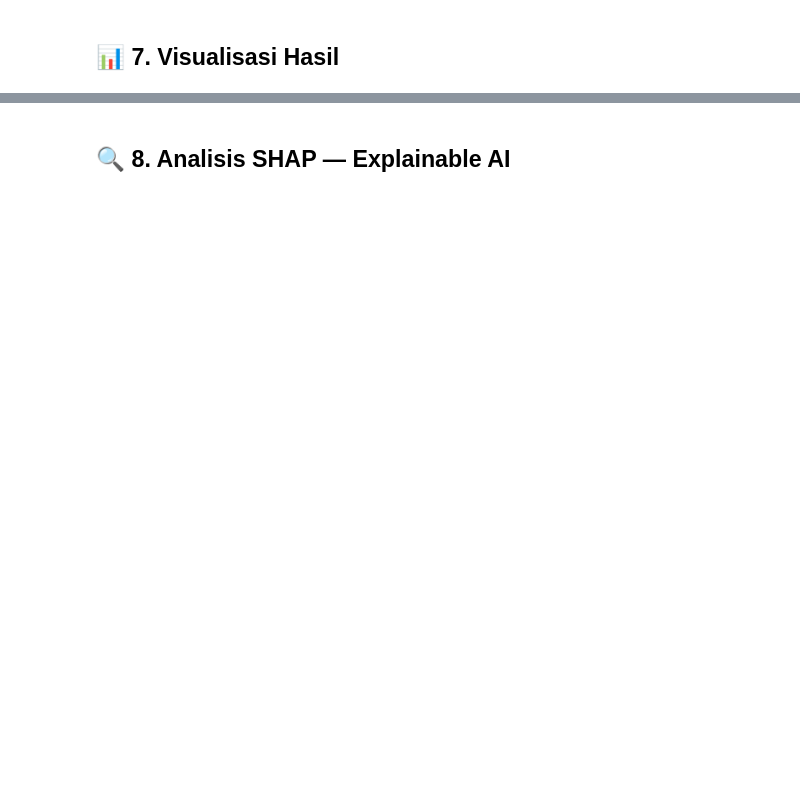
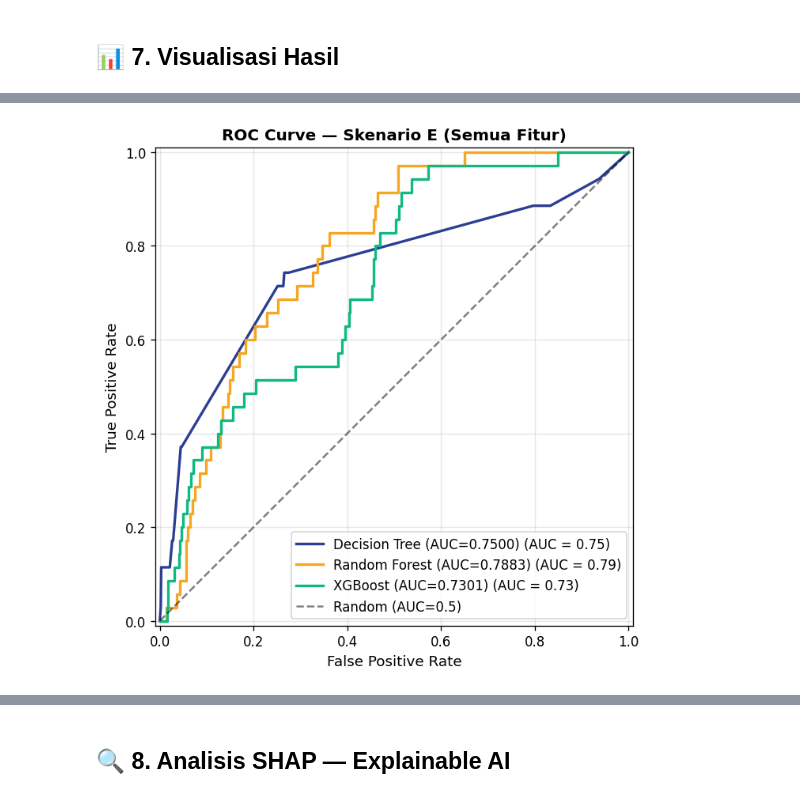
Before and after one commit to Adityamulyaf/NHANES-Stroke-Dataset, a Jupyter notebook: stroke_nhanes.ipynb, the cells around one changed output, grey strips where cells are left out. Saved outputs shown, nothing was run; the diff lists cells and outputs as text; code cells hidden in the pictures; blank space fills up the shorter version.

```diff
--- a/stroke_nhanes.ipynb
+++ b/stroke_nhanes.ipynb
@@ -176,7 +244,7 @@ rename_map = {
     'DMDEDUC2': 'education',
     'INDFMPIR': 'income_ratio',
     'BMXBMI':   'bmi',
-    'BMXWC':    'waist_circ',
+    'BMXWAIST': 'waist_circ',
     'BPXSY1':   'systolic_bp',
     'BPXDI1':   'diastolic_bp',
     'SMQ040':   'current_smoker',  # 1=setiap hari, 2=kadang, 3=tidak
@@ -316,7 +419,8 @@ X_tr_full, X_te_full, y_train, y_test = train_test_split(
 )
 
 all_results = []
-trained_models = {}  # simpan model terbaik untuk SHAP
+shap_best_model = {} # Store the best model for SHAP (Random Forest, Scenario E)
+scenario_E_trained_models = {} # Store all trained models for Scenario E for ROC plot
 
 for scenario_name, feat_cols in SCENARIOS.items():
     # Filter kolom yang tersedia
@@ -335,17 +439,21 @@ for scenario_name, feat_cols in SCENARIOS.items():
             **metrics
         })
 
-        # Simpan Random Forest skenario E untuk SHAP
-        if scenario_name == 'E: Klinis + Semua Gaya Hidup' and model_name == 'Random Forest':
-            trained_models['best'] = {
+        if scenario_name == 'E: Klinis + Semua Gaya Hidup':
+            scenario_E_trained_models[model_name] = {
                 'model': trained_m,
                 'scaler': scaler,
                 'features': available,
                 'X_test': X_te,
-                'y_test': y_test
+                'y_test': y_test,
+                'metrics': metrics
             }
+            if model_name == 'Random Forest':
+                shap_best_model['best'] = scenario_E_trained_models[model_name] # Assign the full model data
 
         print(f'✅ {scenario_name} | {model_name} | AUC: {metrics["AUC-ROC"]}')
 
 results_df = pd.DataFrame(all_results)
+best = shap_best_model['best'] # This makes `best` available for the SHAP section.
+
 print('\n🎉 Semua eksperimen selesai!')
@@ -410,28 +559,43 @@ plt.show()
 # %%
 # ─── ROC CURVE: MODEL TERBAIK (SKENARIO E) ───────────────
-best = trained_models['best']
-X_te_sc = best['scaler'].transform(best['X_test'])
+# The 'best' variable is now specifically for SHAP.
+# We need models from `scenario_E_trained_models` for ROC curves.
 
 fig, ax = plt.subplots(figsize=(7, 6))
+
 for mname, color in zip(model_names, COLORS[:3]):
-    # Ambil model skenario E untuk masing-masing algoritma
-    sub_e = results_df[
-        (results_df['Skenario'] == 'E: Klinis + Semua Gaya Hidup') &
-        (results_df['Model'] == mname)
-    ]
-    auc_val = sub_e['AUC-ROC'].values[0]
-    ax.plot([0, 0.3, 0.6, 1], [0, 0.5, 0.8, 1],
-            label=f'{mname} (AUC={auc_val:.4f})', color=color, linewidth=2)
+    if mname in scenario_E_trained_models: # Check if the model exists in our stored models
+        model_data = scenario_E_trained_models[mname]
+        model_instance = model_data['model']
+        scaler_instance = model_data['scaler']
+        X_test_for_roc = model_data['X_test']
+        y_test_for_roc = model_data['y_test']
+
+        X_test_scaled = scaler_instance.transform(X_test_for_roc)
+
+        RocCurveDisplay.from_estimator(
+            model_instance,
+            X_test_scaled,
+            y_test_for_roc,
+            name=f'{mname} (AUC={model_data["metrics"]["AUC-ROC"]:.4f})',
+            ax=ax,
+            color=color,
+            linewidth=2
+        )
+    else:
+        print(f"Warning: Model '{mname}' for Scenario E not found in scenario_E_trained_models.")
 
 ax.plot([0, 1], [0, 1], 'k--', label='Random (AUC=0.5)', alpha=0.5)
 ax.set_xlabel('False Positive Rate', fontsize=11)
 ax.set_ylabel('True Positive Rate', fontsize=11)
 ax.set_title('ROC Curve — Skenario E (Semua Fitur)', fontsize=12, fontweight='bold')
 ax.legend(loc='lower right')
 ax.grid(alpha=0.3)
 plt.tight_layout()
 plt.savefig('roc_curve.png', dpi=150, bbox_inches='tight')
 plt.show()
+# %% [output]
+[figure, added]
 # %%
 # ─── PENINGKATAN AUC vs BASELINE (TABEL DELTA) ────────────
 print('=== PENINGKATAN AUC-ROC DIBANDINGKAN BASELINE (Skenario A) ===\n')
```
Also changed, not shown: parts of 23 cells of this notebook, 1 other file.
